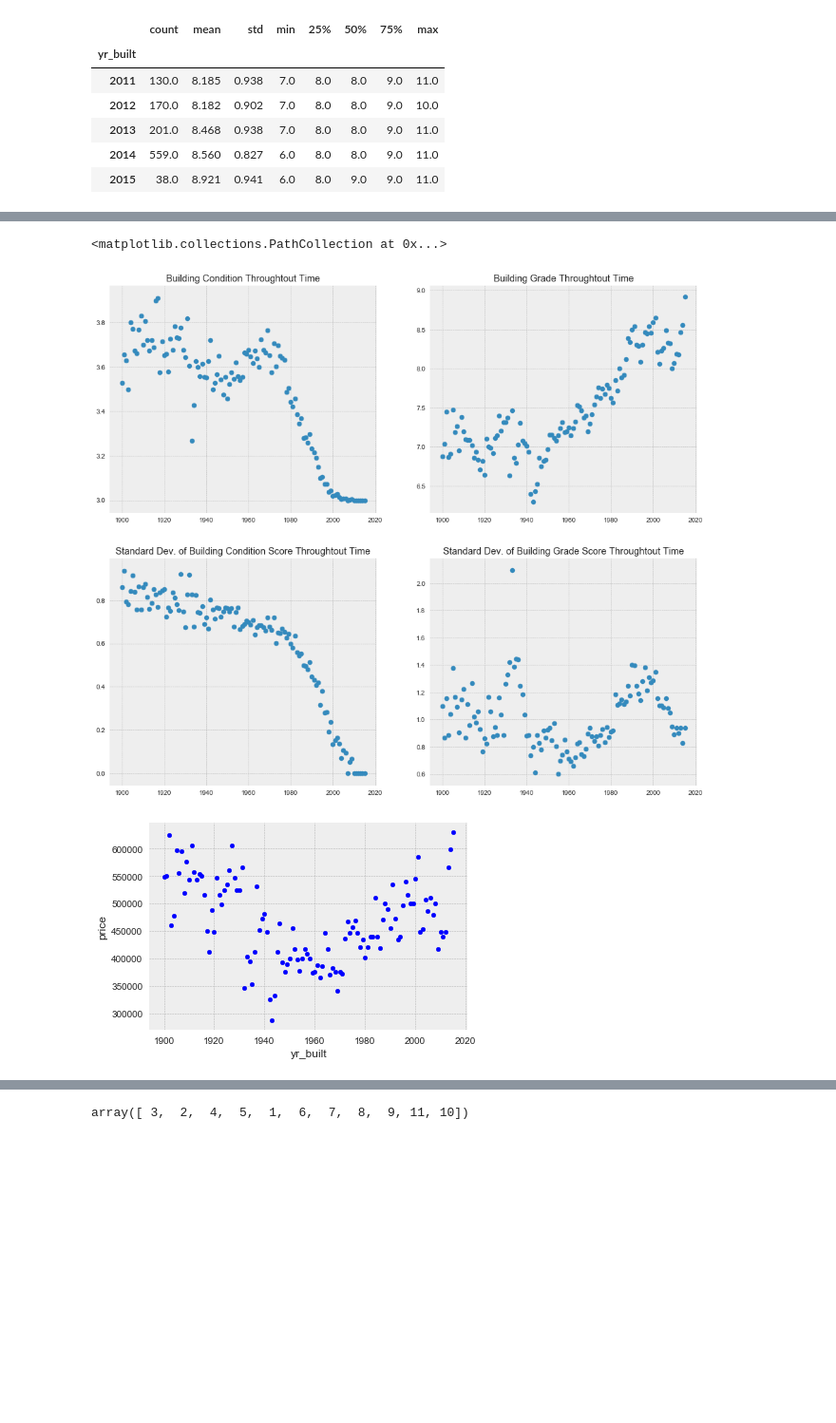
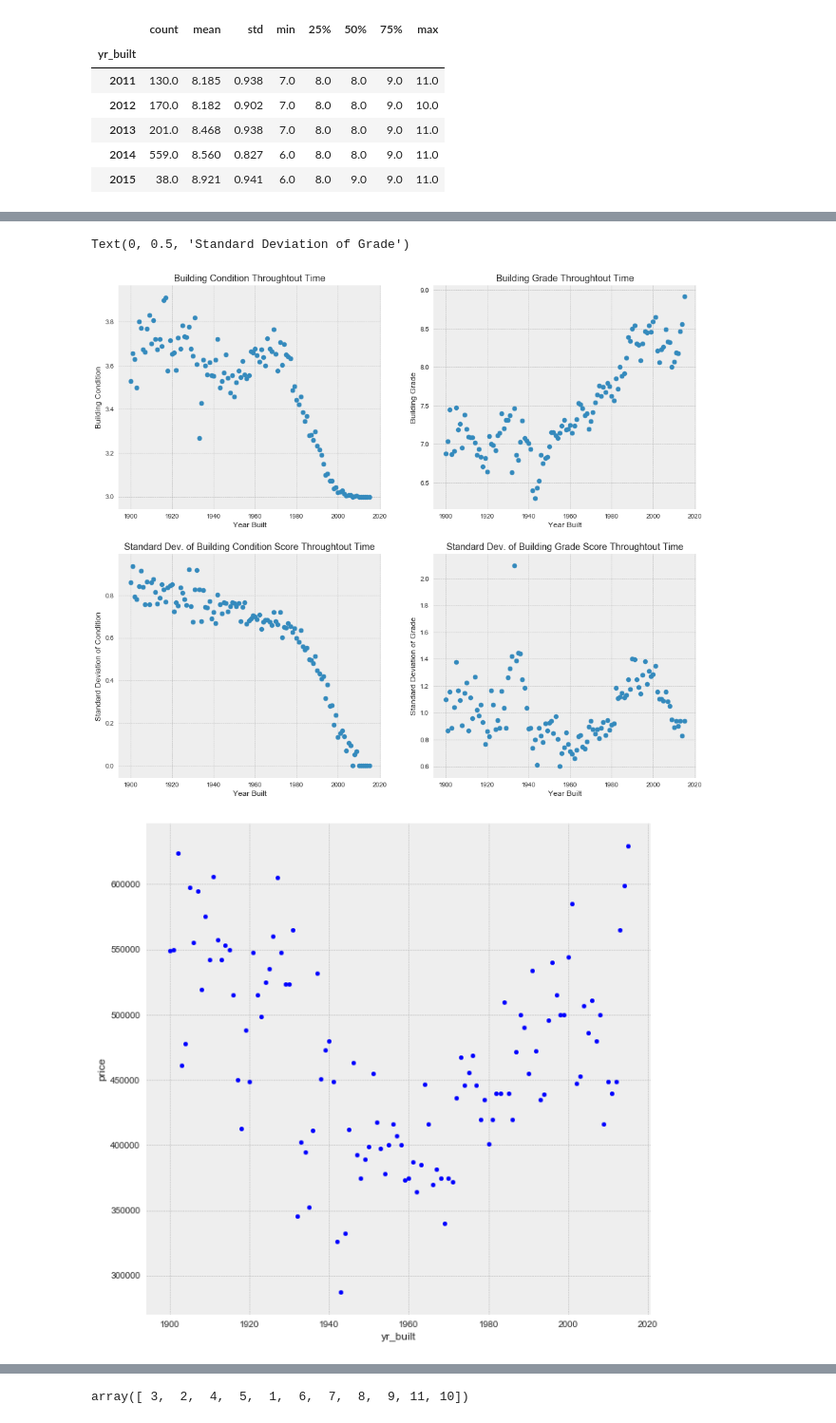
Before and after one commit to tinacliu/dsc-mod1_project, a Jupyter notebook: final project analysis.ipynb, the cells around one changed output, grey strips where cells are left out. Shown at 95% size. Cells and saved outputs as stored; diff of their text form; code cells hidden in the pictures; blank space fills up the shorter version.

```diff
--- a/final project analysis.ipynb
+++ b/final project analysis.ipynb
@@ -384,7 +393,8 @@ d) create a new binary data series based on yr_renovated, similar to waterfront.
 
 Later on, before building the model, we will delete the rows that contain Nulls in waterfront.
 # %%
-house_df['is_renovated'] = house_df['yr_renovated'].map(lambda x: 0 if not x else (0 if math.isnan(x) else 1))
+house_df['is_renovated'] = house_df['yr_renovated'].map(
+                                                    lambda x: 0 if not x else (0 if math.isnan(x) else 1))
 
 clean_df = house_df.drop(columns = ['view','sqft_basement'])
 
@@ -545,27 +562,34 @@ plt.figure(figsize=(16,14))
 plt.subplot(2,2,1)
 plt.title('Building Condition Throughtout Time')
 plt.scatter(condition_yr.index, condition_yr[['mean']])
+plt.xlabel('Year Built')
+plt.ylabel('Building Condition')
 
 
 plt.subplot(2,2,2)
 plt.title('Building Grade Throughtout Time')
 plt.scatter(grade_yr.index, grade_yr[['mean']])
+plt.xlabel('Year Built')
+plt.ylabel('Building Grade')
 
 plt.subplot(2,2,3)
 plt.title('Standard Dev. of Building Condition Score Throughtout Time')
 plt.scatter(condition_yr.index, condition_yr[['std']])
-
+plt.xlabel('Year Built')
+plt.ylabel('Standard Deviation of Condition')
 
 plt.subplot(2,2,4)
 plt.title('Standard Dev. of Building Grade Score Throughtout Time')
 plt.scatter(grade_yr.index, grade_yr[['std']])
+plt.xlabel('Year Built')
+plt.ylabel('Standard Deviation of Grade')
 # %% [output]
-<matplotlib.collections.PathCollection at 0x...>
+Text(0, 0.5, 'Standard Deviation of Grade')
-[figure, old version]
+[figure, new version]
 # %%
 # houses_by_year is the cleaned house_df grouped by yr_built
-houses_by_year.median().reset_index().plot.scatter('yr_built','price')
+houses_by_year.median().reset_index().plot.scatter('yr_built','price', figsize = (10,10))
 plt.show()
 # %% [output]
-[figure, old version]
+[figure, new version]
 # %% [markdown]
```
Also changed, not shown: parts of 42 cells of this notebook.
